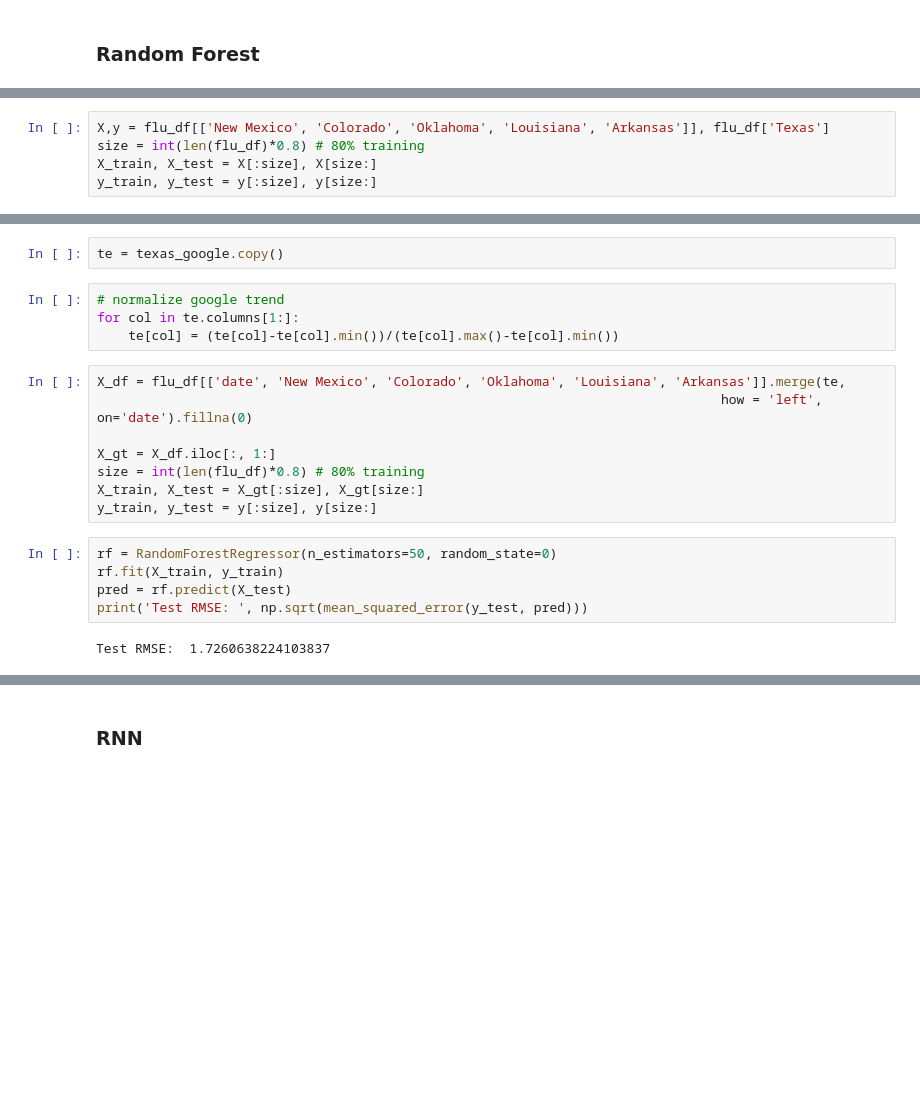
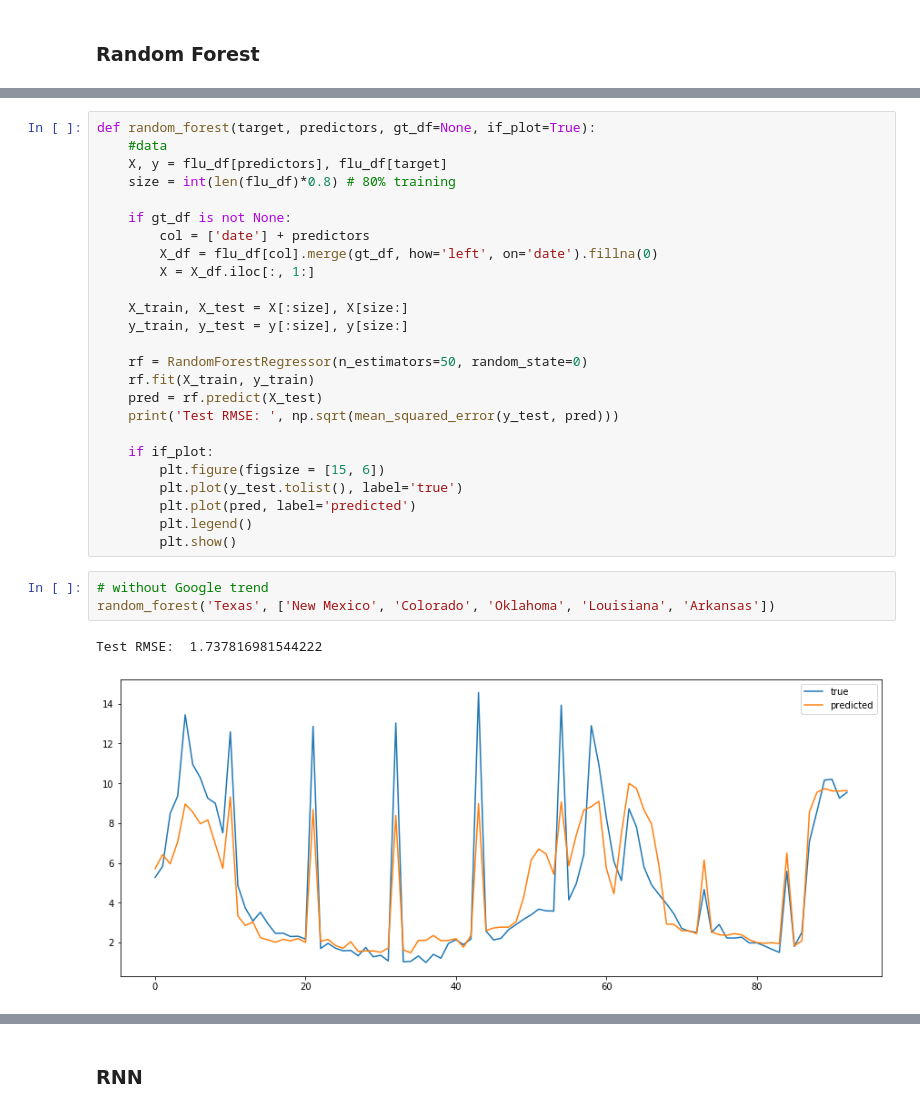
Before and after one commit to FiveSixSenvenEight/109B_flu_prediction, a Jupyter notebook: analysis/baseline&AR.ipynb, the cells around one changed output, grey strips where cells are left out. Saved outputs shown, nothing was run; the diff lists cells and outputs as text; blank space fills up the shorter version.

```diff
--- a/analysis/baseline&AR.ipynb
+++ b/analysis/baseline&AR.ipynb
@@ -317,5 +305,0 @@ Test RMSE:  3.1327863261058173
-# %%
-X,y = flu_df[['New Mexico', 'Colorado', 'Oklahoma', 'Louisiana', 'Arkansas']], flu_df['Texas']
-size = int(len(flu_df)*0.8) # 80% training
-X_train, X_test = X[:size], X[size:]
-y_train, y_test = y[:size], y[size:]
@@ -331,21 +306,31 @@ Test RMSE:  1.737816981544222
-# %%
-te = texas_google.copy()
-# %%
-# normalize google trend
-for col in te.columns[1:]:
-    te[col] = (te[col]-te[col].min())/(te[col].max()-te[col].min())
-# %%
-X_df = flu_df[['date', 'New Mexico', 'Colorado', 'Oklahoma', 'Louisiana', 'Arkansas']].merge(te,
-                                                                                how = 'left', on='date').fillna(0)
-
-X_gt = X_df.iloc[:, 1:]
-size = int(len(flu_df)*0.8) # 80% training
-X_train, X_test = X_gt[:size], X_gt[size:]
-y_train, y_test = y[:size], y[size:]
-# %%
-rf = RandomForestRegressor(n_estimators=50, random_state=0)
-rf.fit(X_train, y_train)
-pred = rf.predict(X_test)
-print('Test RMSE: ', np.sqrt(mean_squared_error(y_test, pred)))
-# %% [output]
-Test RMSE:  1.7260638224103837
+# %%
+def random_forest(target, predictors, gt_df=None, if_plot=True):
+    #data
+    X, y = flu_df[predictors], flu_df[target]
+    size = int(len(flu_df)*0.8) # 80% training
+
+    if gt_df is not None:
+        col = ['date'] + predictors
+        X_df = flu_df[col].merge(gt_df, how='left', on='date').fillna(0)
+        X = X_df.iloc[:, 1:]
+
+    X_train, X_test = X[:size], X[size:]
+    y_train, y_test = y[:size], y[size:]
+
+    rf = RandomForestRegressor(n_estimators=50, random_state=0)
+    rf.fit(X_train, y_train)
+    pred = rf.predict(X_test)
+    print('Test RMSE: ', np.sqrt(mean_squared_error(y_test, pred)))
+
+    if if_plot:
+        plt.figure(figsize = [15, 6])
+        plt.plot(y_test.tolist(), label='true')
+        plt.plot(pred, label='predicted')
+        plt.legend()
+        plt.show()
+# %%
+# without Google trend
+random_forest('Texas', ['New Mexico', 'Colorado', 'Oklahoma', 'Louisiana', 'Arkansas'])
+# %% [output]
+Test RMSE:  1.737816981544222
+[figure, added]
```
Also changed, not shown: parts of 15 cells of this notebook.
